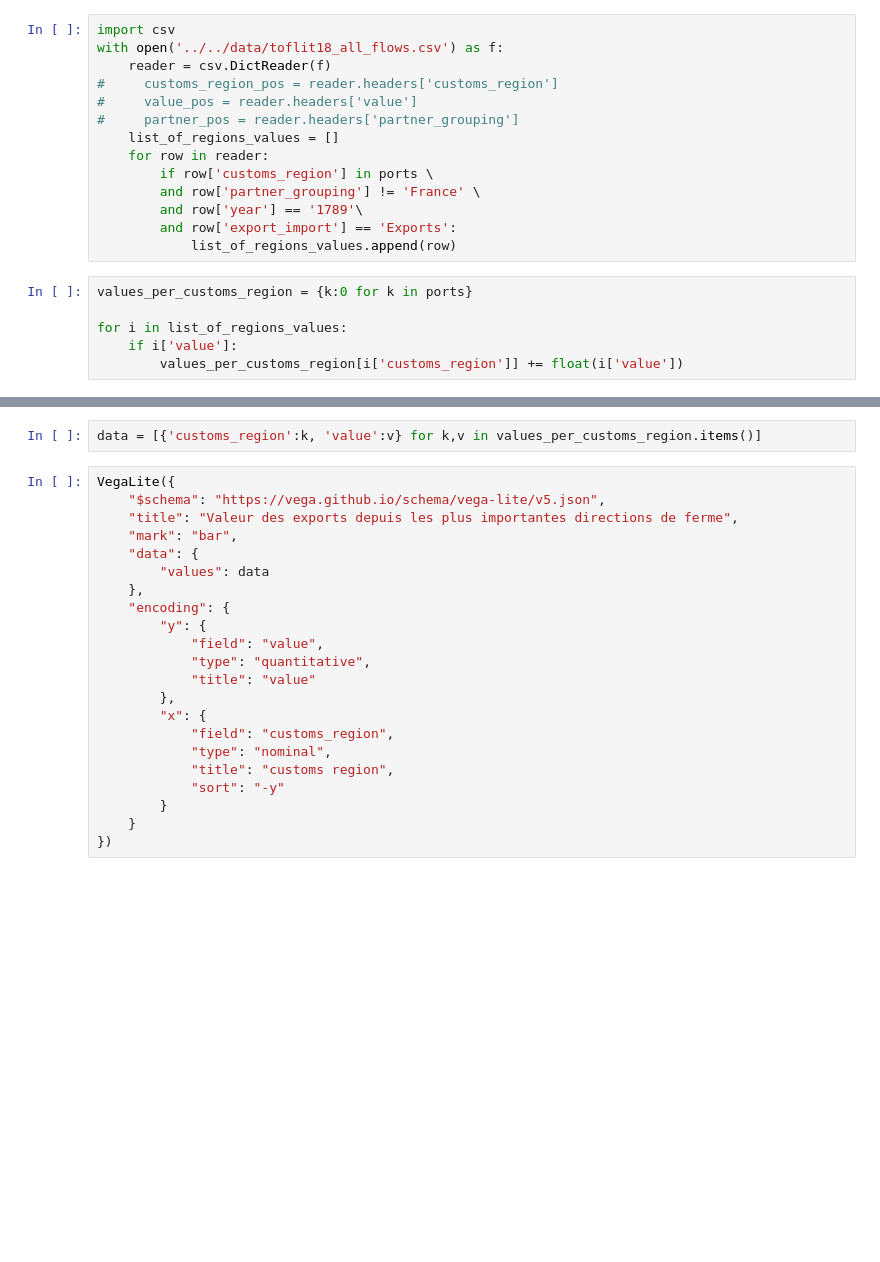
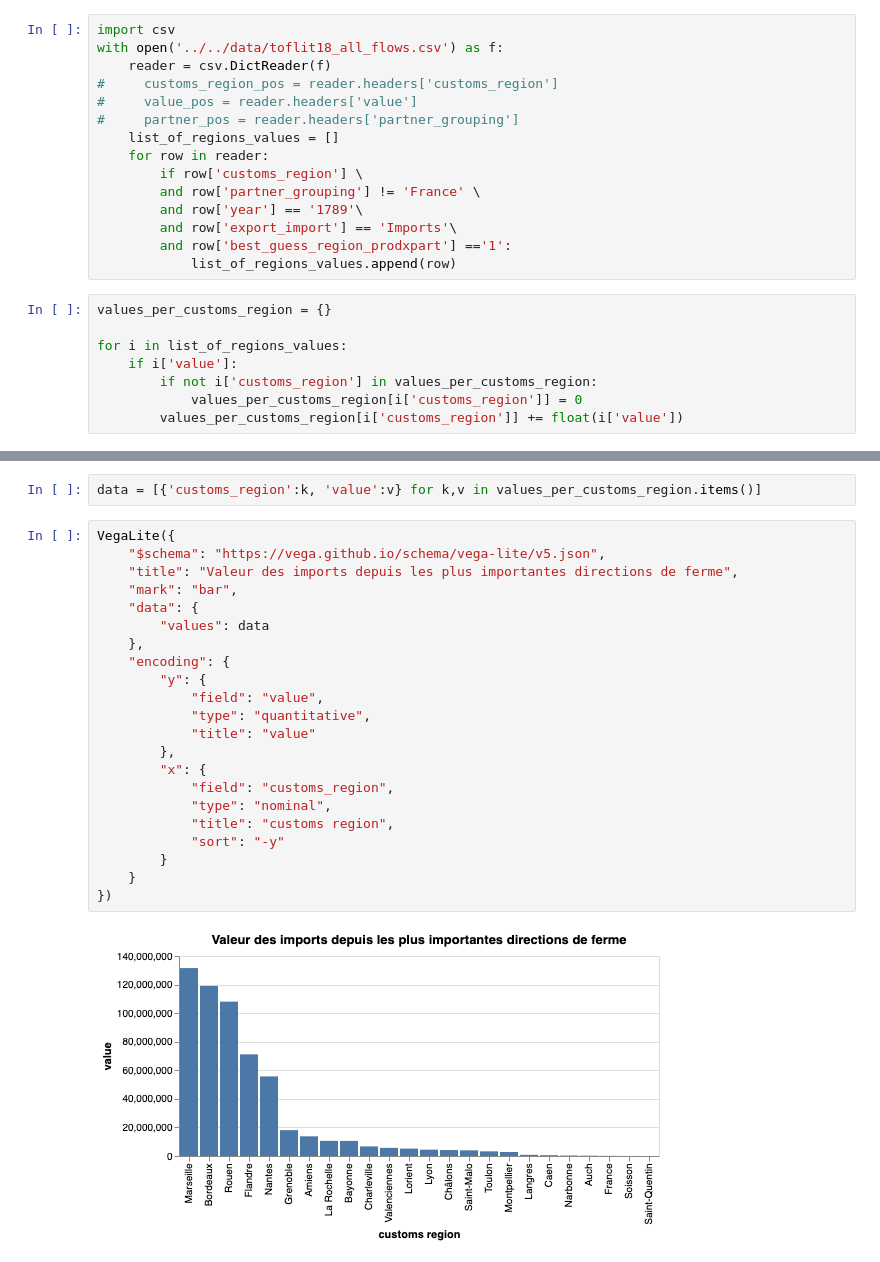
Before and after one commit to medialab/portic-storymaps-2023, a Jupyter notebook: datascripts/module_intro_B/toflit_values_per_customs_region.ipynb, the cells around one changed output, grey strips where cells are left out. Saved outputs shown, nothing was run; the diff lists cells and outputs as text; blank space fills up the shorter version.

```diff
--- a/datascripts/module_intro_B/toflit_values_per_customs_region.ipynb
+++ b/datascripts/module_intro_B/toflit_values_per_customs_region.ipynb
@@ -40,16 +38,19 @@ with open('../../data/toflit18_all_flows.csv') as f:
 #     partner_pos = reader.headers['partner_grouping']
     list_of_regions_values = []
     for row in reader:
-        if row['customs_region'] in ports \
+        if row['customs_region'] \
         and row['partner_grouping'] != 'France' \
         and row['year'] == '1789'\
-        and row['export_import'] == 'Exports':
+        and row['export_import'] == 'Imports'\
+        and row['best_guess_region_prodxpart'] =='1':
             list_of_regions_values.append(row)
 # %%
-values_per_customs_region = {k:0 for k in ports}
+values_per_customs_region = {}
 
 for i in list_of_regions_values:
     if i['value']:
+        if not i['customs_region'] in values_per_customs_region:
+            values_per_customs_region[i['customs_region']] = 0
         values_per_customs_region[i['customs_region']] += float(i['value'])
 # %%
 values_per_customs_region
@@ -58,22 +77,24 @@ data = [{'customs_region':k, 'value':v} for k,v in values_per_customs_region.ite
 # %%
 VegaLite({
     "$schema": "https://vega.github.io/schema/vega-lite/v5.json",
-    "title": "Valeur des exports depuis les plus importantes directions de ferme",
+    "title": "Valeur des imports depuis les plus importantes directions de ferme",
     "mark": "bar",
     "data": {
         "values": data
     },
     "encoding": {
         "y": {
             "field": "value",
             "type": "quantitative",
             "title": "value"
         },
         "x": {
             "field": "customs_region",
             "type": "nominal",
             "title": "customs region",
             "sort": "-y"
         }
     }
 })
+# %% [output]
+[figure, added]
```
Also changed, not shown: parts of 2 cells of this notebook.
